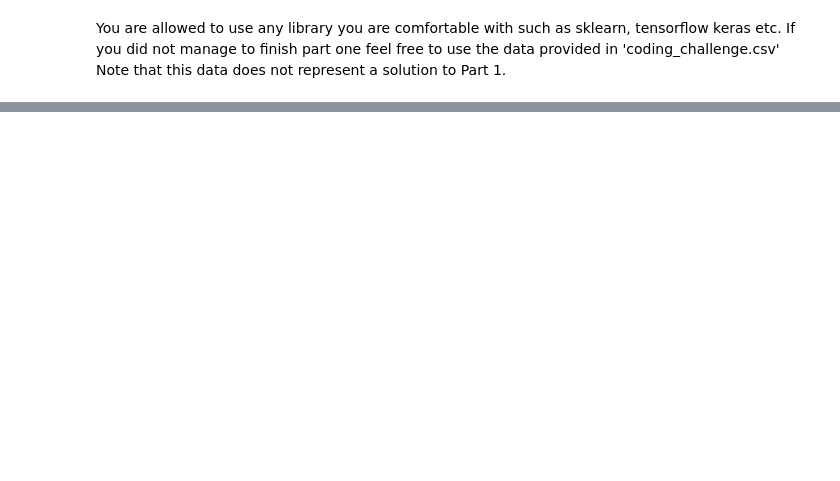
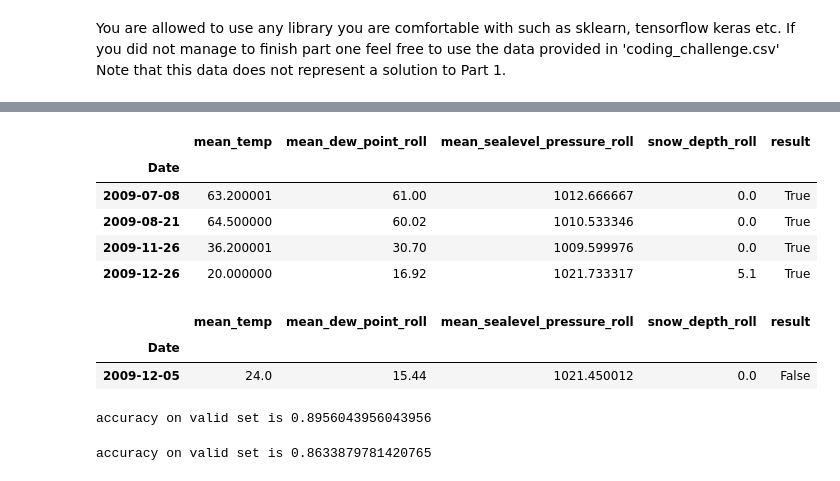
Before and after one commit to JyotiRawat29/EDa-using-BIG-query, a Jupyter notebook: Coding Challenge.ipynb, the cells around one changed output, grey strips where cells are left out. Drawn from its saved outputs; the diff is of its cells as text; code cells hidden in the pictures; blank space fills up the shorter version.

```diff
--- a/Coding Challenge.ipynb
+++ b/Coding Challenge.ipynb
@@ -898,0 +943,15 @@ Name: snow, Length: 277, dtype: bool
+# %%
+X_test.loc[X_test['result']==True]
+# %% [output]
+|  | mean_temp | mean_dew_point_roll | mean_sealevel_pressure_roll | snow_depth_roll | result |
+| Date |  |  |  |  |  |
+| 2009-07-08 | 63.200001 | 61.00 | 1012.666667 | 0.0 | True |
+| 2009-08-21 | 64.500000 | 60.02 | 1010.533346 | 0.0 | True |
+| 2009-11-26 | 36.200001 | 30.70 | 1009.599976 | 0.0 | True |
+| 2009-12-26 | 20.000000 | 16.92 | 1021.733317 | 5.1 | True |
+# %%
+X_test['2009-12-05':'2009-12-05']
+# %% [output]
+|  | mean_temp | mean_dew_point_roll | mean_sealevel_pressure_roll | snow_depth_roll | result |
+| Date |  |  |  |  |  |
+| 2009-12-05 | 24.0 | 15.44 | 1021.450012 | 0.0 | False |
@@ -898,0 +964,7 @@ Name: snow, Length: 277, dtype: bool
+# %%
+clf = RandomForestClassifier(n_estimators = 300)
+clf.fit(X_train, Y_train)
+Y_pred_valid = clf.predict(X_valid)
+print(f'accuracy on valid set is {metrics.accuracy_score(Y_valid, Y_pred_valid)}')
+# %% [output]
+accuracy on valid set is 0.8956043956043956
@@ -898,0 +973,5 @@ Name: snow, Length: 277, dtype: bool
+# %%
+Y_pred_test = clf.predict(X_test)
+print(f'accuracy on valid set is {metrics.accuracy_score(Y_test, Y_pred_test)}')
+# %% [output]
+accuracy on valid set is 0.8633879781420765
```
Also changed, not shown: parts of 31 cells of this notebook.
